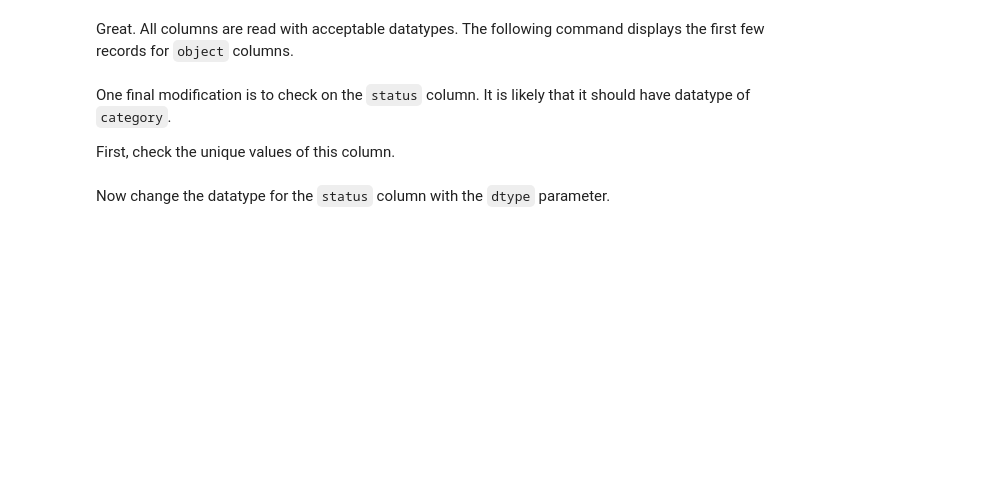
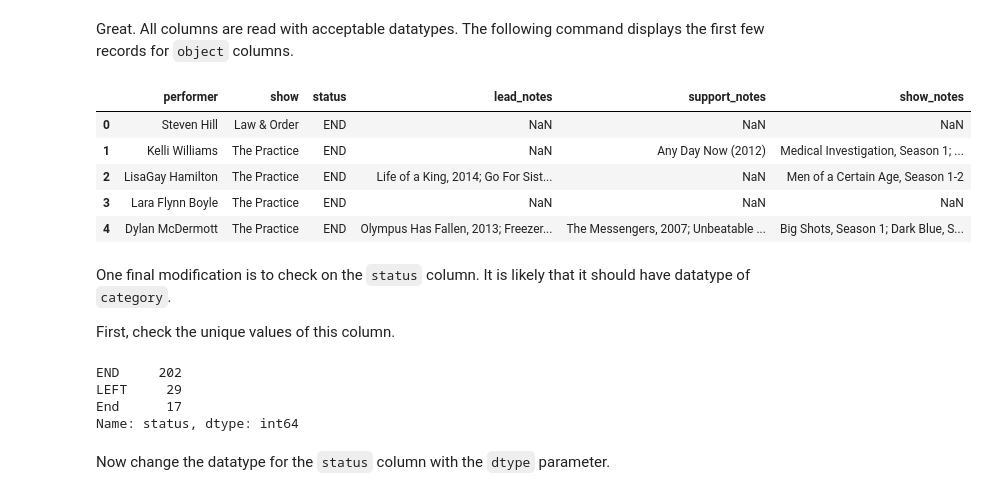
Before and after one commit to data-space/datalab-notebooks, a Jupyter notebook: Python/2. Libraries/pandas/1. Essentials/1.4 Read data files.ipynb, the cells around one changed output. Saved outputs shown, nothing was run; the diff lists cells and outputs as text; code cells hidden in the pictures; blank space fills up the shorter version.

```diff
--- a/Python/2. Libraries/pandas/1. Essentials/1.4 Read data files.ipynb
+++ b/Python/2. Libraries/pandas/1. Essentials/1.4 Read data files.ipynb
@@ -176,28 +289,39 @@ mad_men_show_data_pdf.info()
 # %% [markdown]
 Great. All columns are read with acceptable datatypes. The following command displays the first few records for `object` columns.
 # %%
-%python
 import numpy as np
-mad_men_show_data_pdf = pd.read_csv('/dbfs/mnt/datalab-datasets/538_data/mad-men/show-data.csv',
+mad_men_show_data_pdf = pd.read_csv('/content/538-mad-men/show-data.csv',
                                     names=['performer', 'show', 'show_start', 'show_end',
                                            'status', 'char_end', 'years_since', 'lead',
                                            'support', 'shows', 'score', 'score_y',
                                            'lead_notes', 'support_notes', 'show_notes'],
                                     dtype={'show_start': np.float32,
                                            'show_end': np.float32,
                                            'score_y': np.float32},
                                     header=0,
                                     na_values=['PRESENT','#DIV/0!'],
                                     encoding = 'ISO-8859-1')
 mad_men_show_data_pdf \
   .select_dtypes(include=['object']) \
   .head(5)
+# %% [output]
+|  | performer | show | status | lead_notes | support_notes | show_notes |
+| 0 | Steven Hill | Law & Order | END | NaN | NaN | NaN |
+| 1 | Kelli Williams | The Practice | END | NaN | Any Day Now (2012) | Medical Investigation, Season 1; ... |
+| 2 | LisaGay Hamilton | The Practice | END | Life of a King, 2014; Go For Sist... | NaN | Men of a Certain Age, Season 1-2 |
+| 3 | Lara Flynn Boyle | The Practice | END | NaN | NaN | NaN |
+| 4 | Dylan McDermott | The Practice | END | Olympus Has Fallen, 2013; Freezer... | The Messengers, 2007; Unbeatable ... | Big Shots, Season 1; Dark Blue, S... |
 # %% [markdown]
 One final modification is to check on the `status` column. It is likely that it should have datatype of `category`.
 
 First, check the unique values of this column.
 # %%
 mad_men_show_data_pdf.status.value_counts()
+# %% [output]
+END     202
+LEFT     29
+End      17
+Name: status, dtype: int64
 # %% [markdown]
 Now change the datatype for the `status` column with the `dtype` parameter.
 # %%
```
Also changed, not shown: parts of 34 cells of this notebook.
